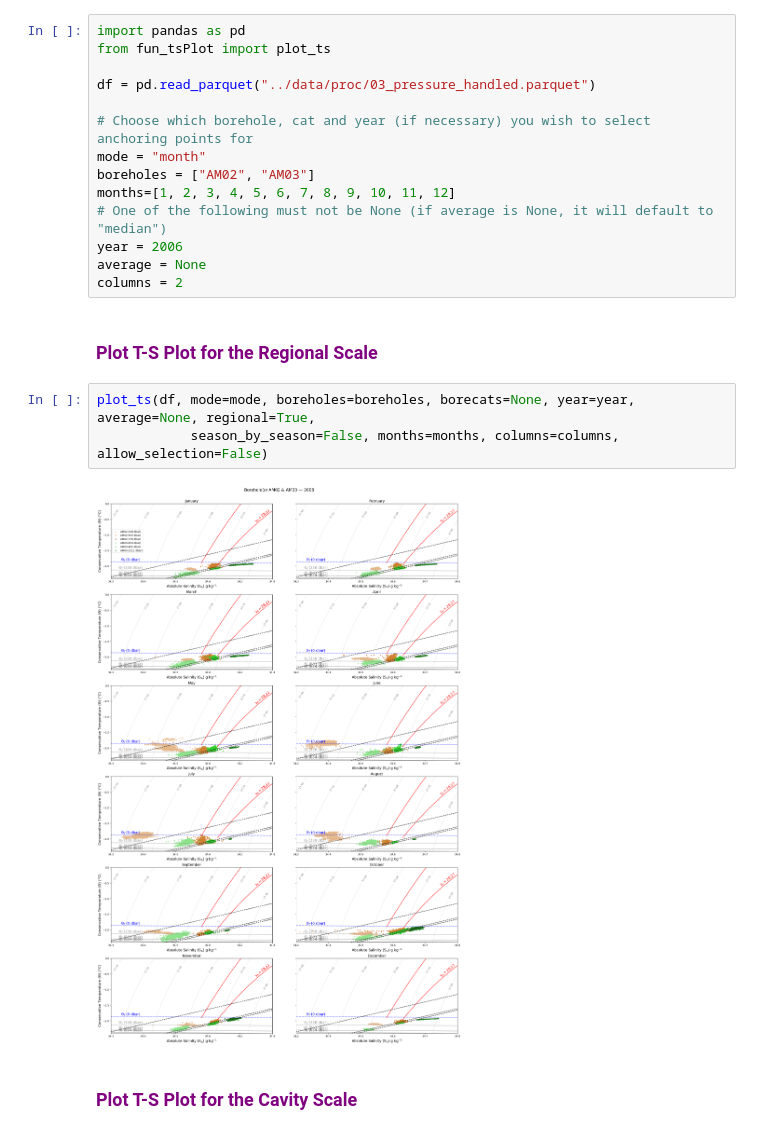
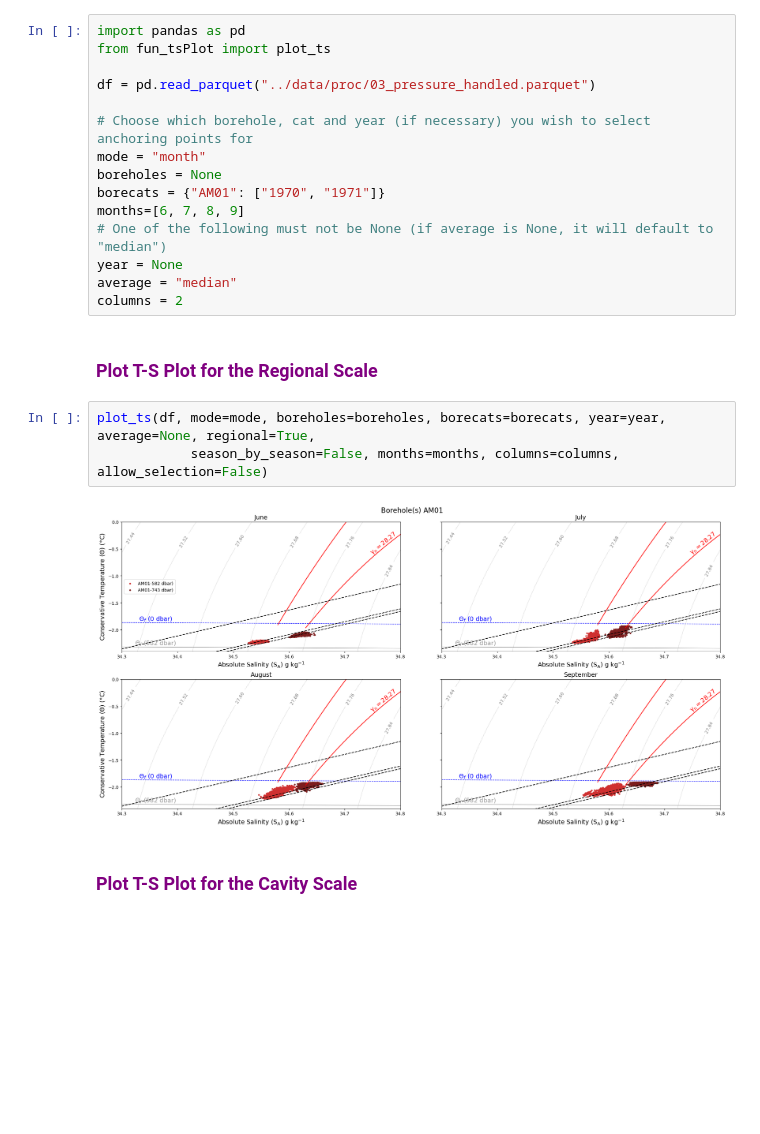
Before and after one commit to dohertyalexj/amery-amisor, a Jupyter notebook: notebooks/explore_T-SMonth.ipynb, the cells around one changed output. Cells and saved outputs as stored; diff of their text form; blank space fills up the shorter version.

Commit message:
Plotting updates

```diff
--- a/notebooks/explore_T-SMonth.ipynb
+++ b/notebooks/explore_T-SMonth.ipynb
@@ -10,19 +10,20 @@ df = pd.read_parquet("../data/proc/03_pressure_handled.parquet")
 
 # Choose which borehole, cat and year (if necessary) you wish to select anchoring points for
 mode = "month"
-boreholes = ["AM02", "AM03"]
-months=[1, 2, 3, 4, 5, 6, 7, 8, 9, 10, 11, 12]
+boreholes = None
+borecats = {"AM01": ["1970", "1971"]}
+months=[6, 7, 8, 9]
 # One of the following must not be None (if average is None, it will default to "median")
-year = 2006
-average = None
+year = None
+average = "median"
 columns = 2
 # %% [markdown]
 ### <span style="color:purple"> Plot T-S Plot for the Regional Scale </span>
 # %%
-plot_ts(df, mode=mode, boreholes=boreholes, borecats=None, year=year, average=None, regional=True,
+plot_ts(df, mode=mode, boreholes=boreholes, borecats=borecats, year=year, average=None, regional=True,
             season_by_season=False, months=months, columns=columns, allow_selection=False)
 # %% [output]
-[figure, old version]
+[figure, new version]
 # %% [markdown]
 ### <span style="color:purple"> Plot T-S Plot for the Cavity Scale </span>
 # %%
```
Also changed, not shown: parts of 1 cell of this notebook, 7 other files.
